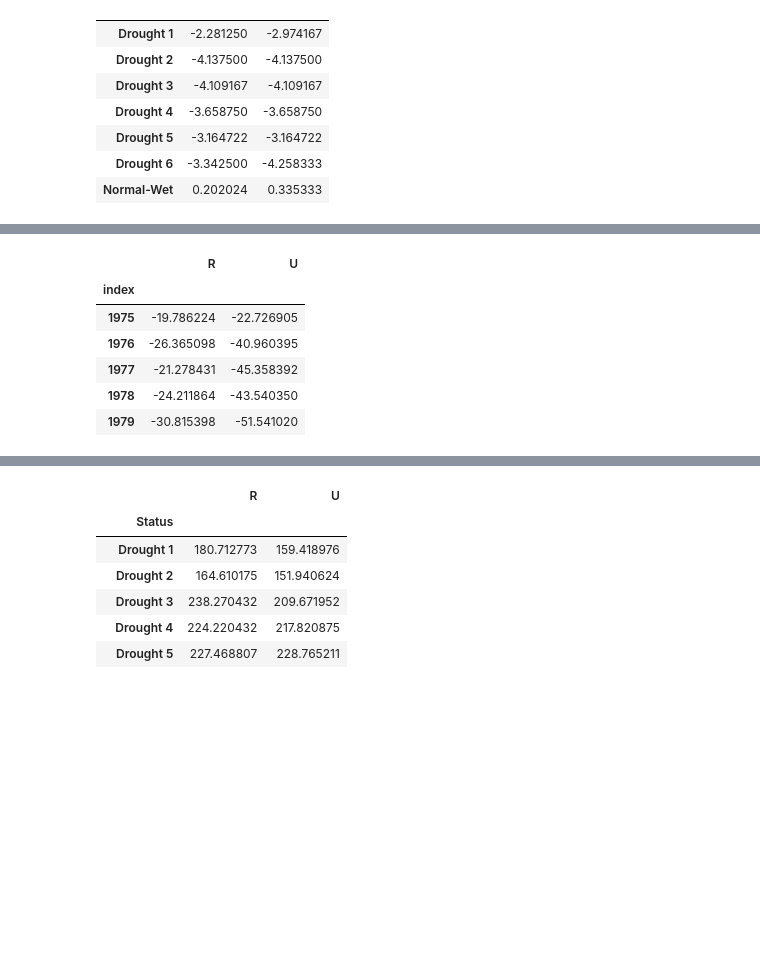
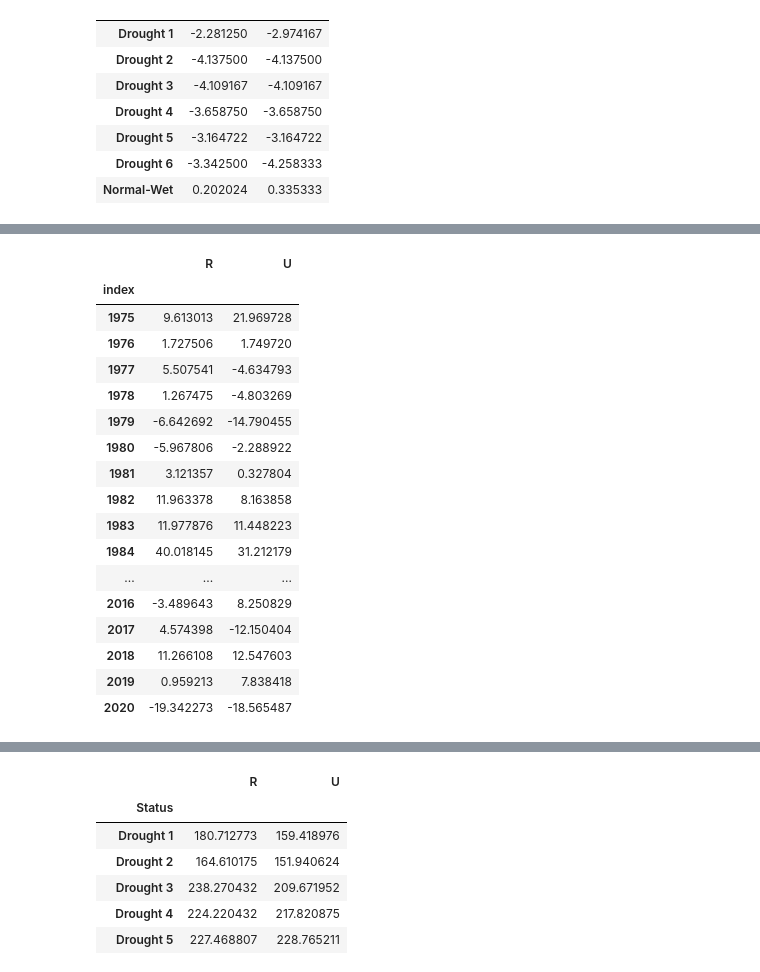
Before and after one commit to dtadych/Az-Spatiotemporal-Drought-Analysis, a Jupyter notebook: AnalysisCodes/Drought_Spatial_analysis.ipynb, the cells around one changed output, grey strips where cells are left out. Drawn from its saved outputs; the diff is of its cells as text; code cells hidden in the pictures; blank space fills up the shorter version.

```diff
--- a/AnalysisCodes/Drought_Spatial_analysis.ipynb
+++ b/AnalysisCodes/Drought_Spatial_analysis.ipynb
@@ -245,20 +250,41 @@ wlanalysis_period = cat_wl2[cat_wl2.index>=1975]
 # wlanalysis_period
 # %%
 # Anomaly's
-ds = wlanalysis_period
+ds = wlanalysis_period.copy()
 columns = ds.columns
 column_list = ds.columns.tolist()
 
 dtw_anomalys = pd.DataFrame()
 for i in column_list:
-        dtw_anomalys[i] = wlanalysis_period[i] - wlanalysis_period[i].mean()
+        # Subtracting against the mean
+        # dtw_anomalys[i] = wlanalysis_period[i] - wlanalysis_period[i].mean()
 
-dtw_anomalys.head()
+        # Subtracting against the slope
+        df = ds[i]
+        y=np.array(df.values, dtype=float)
+        x=np.array(pd.to_datetime(df).index.values, dtype=float)
+        slope, intercept, r_value, p_value, std_err = sp.linregress(x,y)
+        # print(y)
+        # slope, intercept = sp.linregress(x,y)
+        dtw_anomalys[i] = wlanalysis_period[i] - ((wlanalysis_period.index*slope) + intercept)
+
+dtw_anomalys
 # %% [output]
 |  | R | U |
 | index |  |  |
-| 1975 | -19.786224 | -22.726905 |
-| 1976 | -26.365098 | -40.960395 |
-| 1977 | -21.278431 | -45.358392 |
-| 1978 | -24.211864 | -43.540350 |
-| 1979 | -30.815398 | -51.541020 |
+| 1975 | 9.613013 | 21.969728 |
+| 1976 | 1.727506 | 1.749720 |
+| 1977 | 5.507541 | -4.634793 |
+| 1978 | 1.267475 | -4.803269 |
+| 1979 | -6.642692 | -14.790455 |
+| 1980 | -5.967806 | -2.288922 |
+| 1981 | 3.121357 | 0.327804 |
+| 1982 | 11.963378 | 8.163858 |
+| 1983 | 11.977876 | 11.448223 |
+| 1984 | 40.018145 | 31.212179 |
+| ... | ... | ... |
+| 2016 | -3.489643 | 8.250829 |
+| 2017 | 4.574398 | -12.150404 |
+| 2018 | 11.266108 | 12.547603 |
+| 2019 | 0.959213 | 7.838418 |
+| 2020 | -19.342273 | -18.565487 |
```
Also changed, not shown: parts of 18 cells of this notebook, 7 other files.
